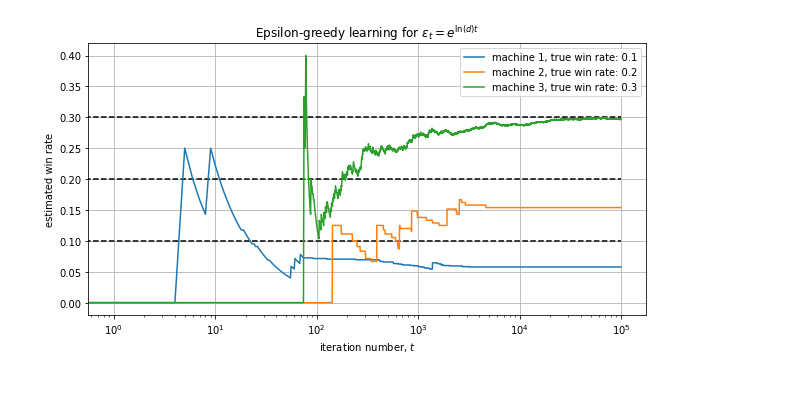
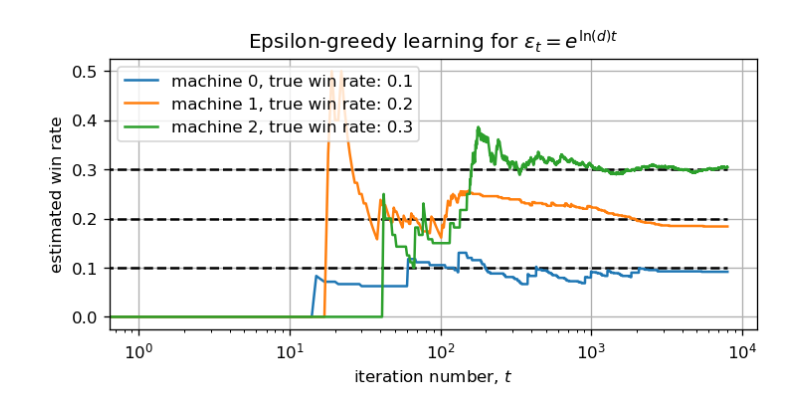
Before and after one commit to matheusomendonca/optimization_experiments, a Jupyter notebook: ipynb/Multi_Armed_Bandit-epsilongreedy.ipynb, the cells around one changed output. Saved outputs shown, nothing was run; the diff lists cells and outputs as text; code cells hidden in the pictures; blank space fills up the shorter version.

```diff
--- a/ipynb/Multi_Armed_Bandit-epsilongreedy.ipynb
+++ b/ipynb/Multi_Armed_Bandit-epsilongreedy.ipynb
@@ -63,6 +63,7 @@ class Bandit:
         # attributes
         self.round = 0
         self.machine_win_rates = np.zeros((1, self.n))
+        self.cumulative_machine_played = np.zeros((1, self.n))
         self.n_times_machine_played = {i:0 for i in range(self.n)}
         self.n_times_machine_win = {i:0 for i in range(self.n)}
 
@@ -104,6 +105,9 @@ class Bandit:
         self.n_times_machine_win[i] += machine_output
         self.machine_win_rates = np.r_[self.machine_win_rates, self.machine_win_rates[[-1], :]]
         self.machine_win_rates[self.round, i] = self.n_times_machine_win[i]/self.n_times_machine_played[i]
+        self.cumulative_machine_played = np.r_[self.cumulative_machine_played,
+                                               self.cumulative_machine_played[[-1], :]]
+        self.cumulative_machine_played[self.round, i] += 1
 
     def reset(self) -> None:
         """Reset state."""
@@ -116,23 +120,23 @@ class Bandit:
 # %%
 # run simulation
 machines = [SlotMachine(win_rate=0.1), SlotMachine(win_rate=0.2), SlotMachine(win_rate=0.3)]
-bandit = Bandit(machines=machines, epsilon=0.1, decay_rate=0.999)
+bandit = Bandit(machines=machines, epsilon=.3, decay_rate=.999)
 # %%
 # loop over
-n_rounds = 100000
+n_rounds = 8000
 for _ in range(n_rounds):
     bandit.play()
 # %%
 # plot results
-plt.figure(figsize=(10, 5))
+plt.figure(figsize=(7, 3), dpi=120)
 plt.plot(bandit.machine_win_rates)
-plt.legend(['machine ' + str(i+1) + f', true win rate: {machines[i].win_rate}' for i in range(len(machines))])
+plt.legend(['machine ' + str(i) + f', true win rate: {machines[i].win_rate}' for i in range(len(machines))])
 plt.hlines([m.win_rate for m in machines], xmin=0, xmax=n_rounds, linestyle='--')
 plt.xscale('log')
 plt.xlabel('iteration number, $t$')
 plt.ylabel('estimated win rate')
 plt.title('Epsilon-greedy learning for $\epsilon_t = e^{\ln(d)t}$')
 plt.grid()
 plt.show()
 # %% [output]
-[figure, old version]
+[figure, new version]
```
Also changed, not shown: parts of 1 cell of this notebook.
